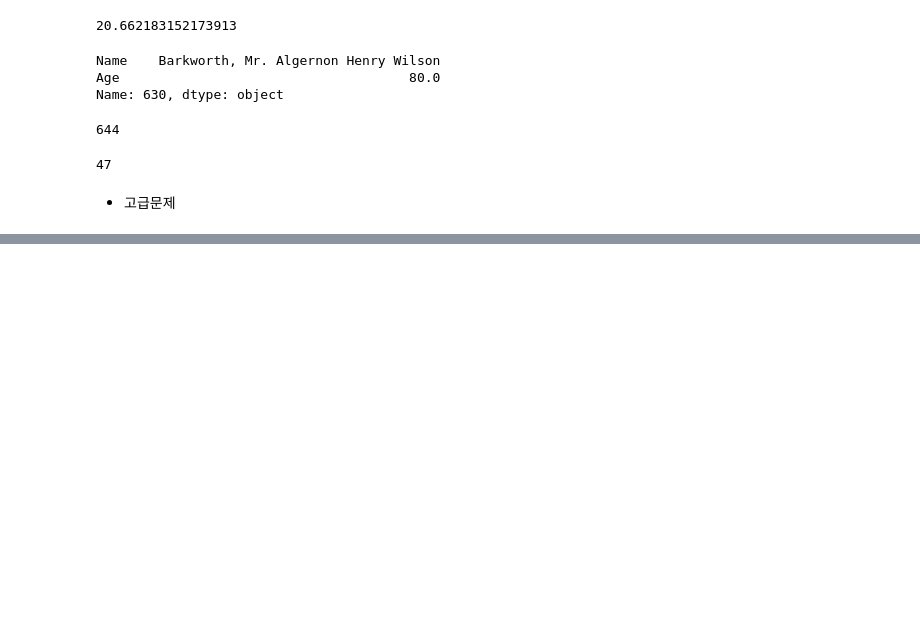
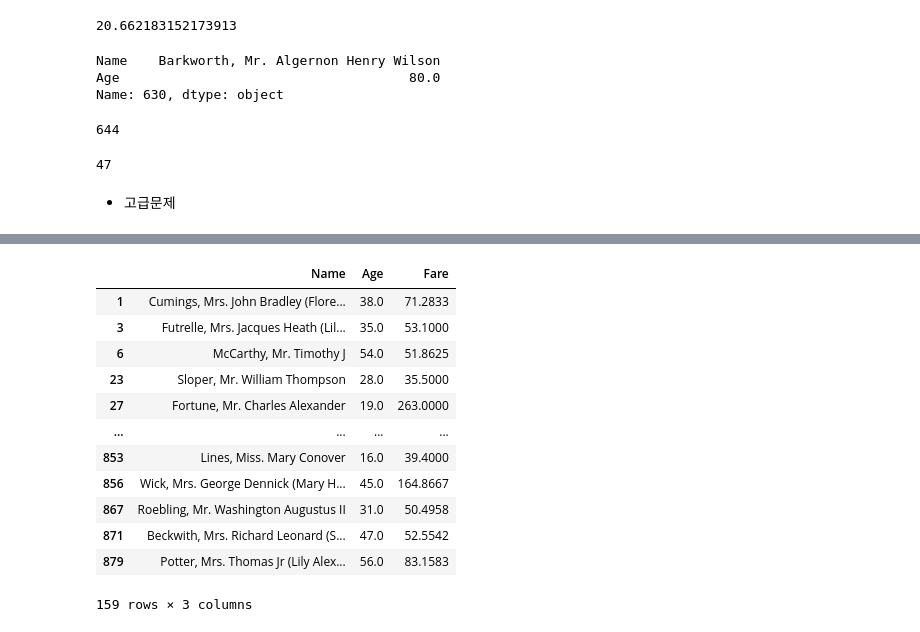
Before and after one commit to Encore-SKN-17/eda_practice, a Jupyter notebook: 2_titanic_practice.ipynb, the cells around one changed output, grey strips where cells are left out. Cells and saved outputs as stored; diff of their text form; code cells hidden in the pictures; blank space fills up the shorter version.

```diff
--- a/2_titanic_practice.ipynb
+++ b/2_titanic_practice.ipynb
@@ -155,4 +213,20 @@ print(third_class_male_survived_cnt)
 # %%
 # 5. 1등급(Pclass == 1) 객실에 탑승한 승객들 중에서, 운임(Fare)이 평균보다 높은 사람들의 이름과 나이, 운임을 출력
+first_class_fare_over_avg = titanic_df[(titanic_df['Pclass']==1)&(titanic_df['Fare']>titanic_df['Fare'].mean())][['Name','Age','Fare']]
+display(first_class_fare_over_avg)
+# %% [output]
+|  | Name | Age | Fare |
+| 1 | Cumings, Mrs. John Bradley (Flore... | 38.0 | 71.2833 |
+| 3 | Futrelle, Mrs. Jacques Heath (Lil... | 35.0 | 53.1000 |
+| 6 | McCarthy, Mr. Timothy J | 54.0 | 51.8625 |
+| 23 | Sloper, Mr. William Thompson | 28.0 | 35.5000 |
+| 27 | Fortune, Mr. Charles Alexander | 19.0 | 263.0000 |
+| ... | ... | ... | ... |
+| 853 | Lines, Miss. Mary Conover | 16.0 | 39.4000 |
+| 856 | Wick, Mrs. George Dennick (Mary H... | 45.0 | 164.8667 |
+| 867 | Roebling, Mr. Washington Augustus II | 31.0 | 50.4958 |
+| 871 | Beckwith, Mrs. Richard Leonard (S... | 47.0 | 52.5542 |
+| 879 | Potter, Mrs. Thomas Jr (Lily Alex... | 56.0 | 83.1583 |
+159 rows × 3 columns
 # %%
 # 6. 나이(Age), 객실 등급(Pclass), 운임(Fare) 값에 결측치가 없는 승객들만 대상으로, 각 등급별 평균 운임과 중앙값 운임을 출력
```
Also changed, not shown: parts of 12 cells of this notebook.
